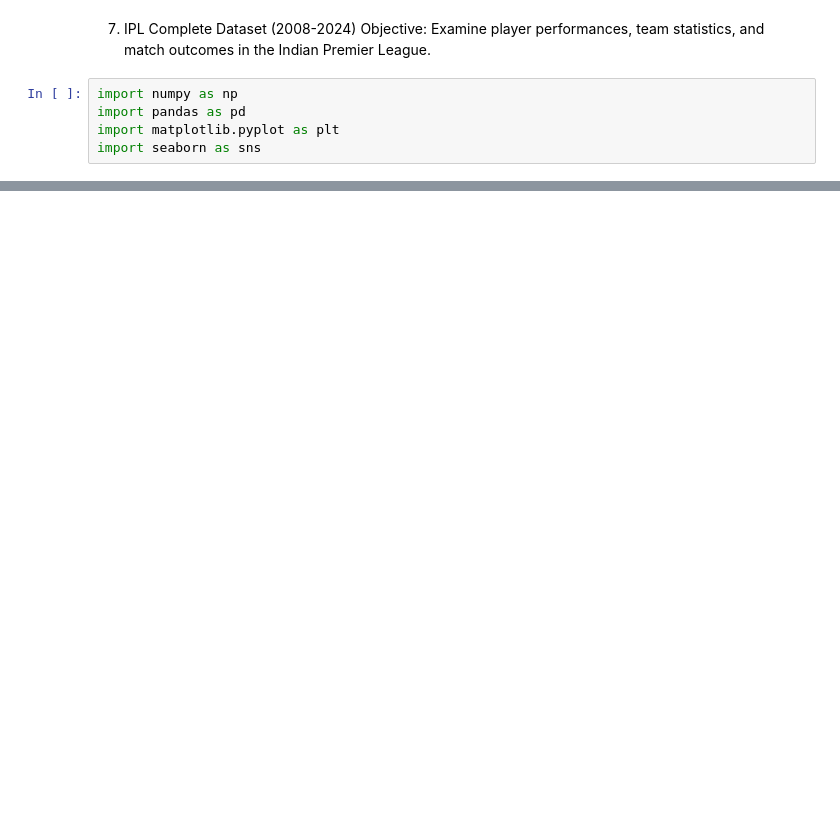
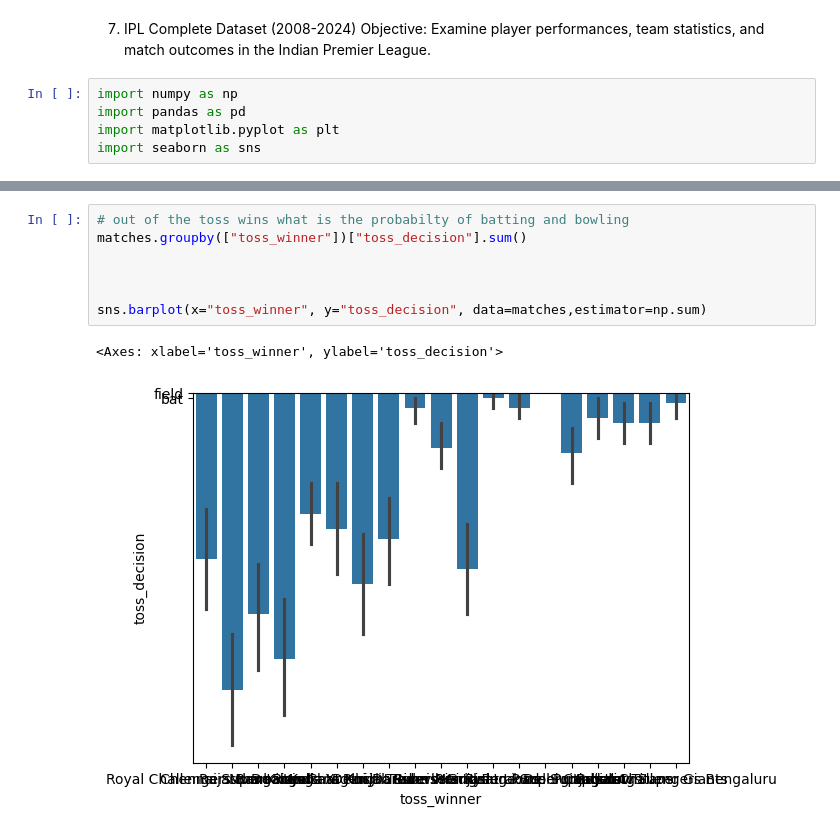
Before and after one commit to web-wizard-web/Pandas-Challanges, a Jupyter notebook: Medium/ipl.ipynb, the cells around one changed output, grey strips where cells are left out. Saved outputs shown, nothing was run; the diff lists cells and outputs as text; blank space fills up the shorter version.

```diff
--- a/Medium/ipl.ipynb
+++ b/Medium/ipl.ipynb
@@ -28,0 +78,10 @@ deliveries.head()
+# %%
+# out of the toss wins what is the probabilty of batting and bowling
+matches.groupby(["toss_winner"])["toss_decision"].sum()
+
+
+
+sns.barplot(x="toss_winner", y="toss_decision", data=matches,estimator=np.sum)
+# %% [output]
+<Axes: xlabel='toss_winner', ylabel='toss_decision'>
+[figure, added]
```
Also changed, not shown: parts of 4 cells of this notebook, 1 other file.
